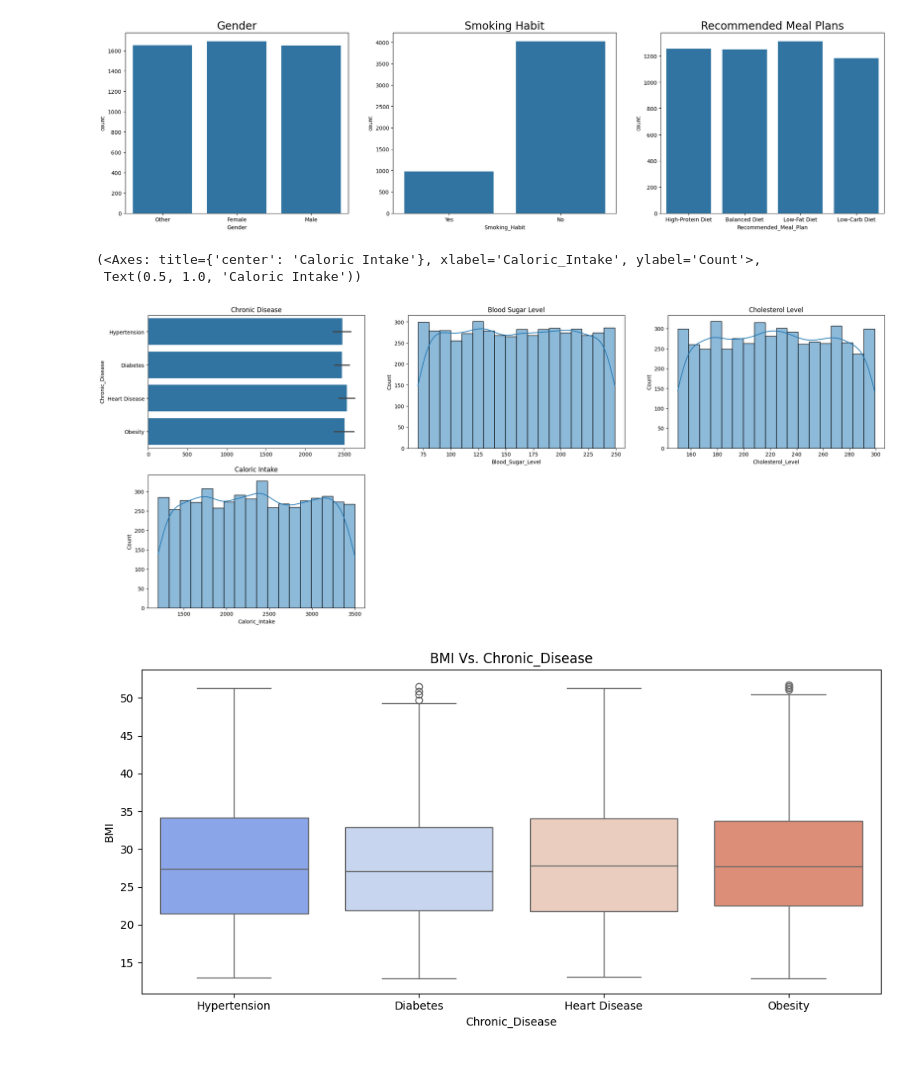
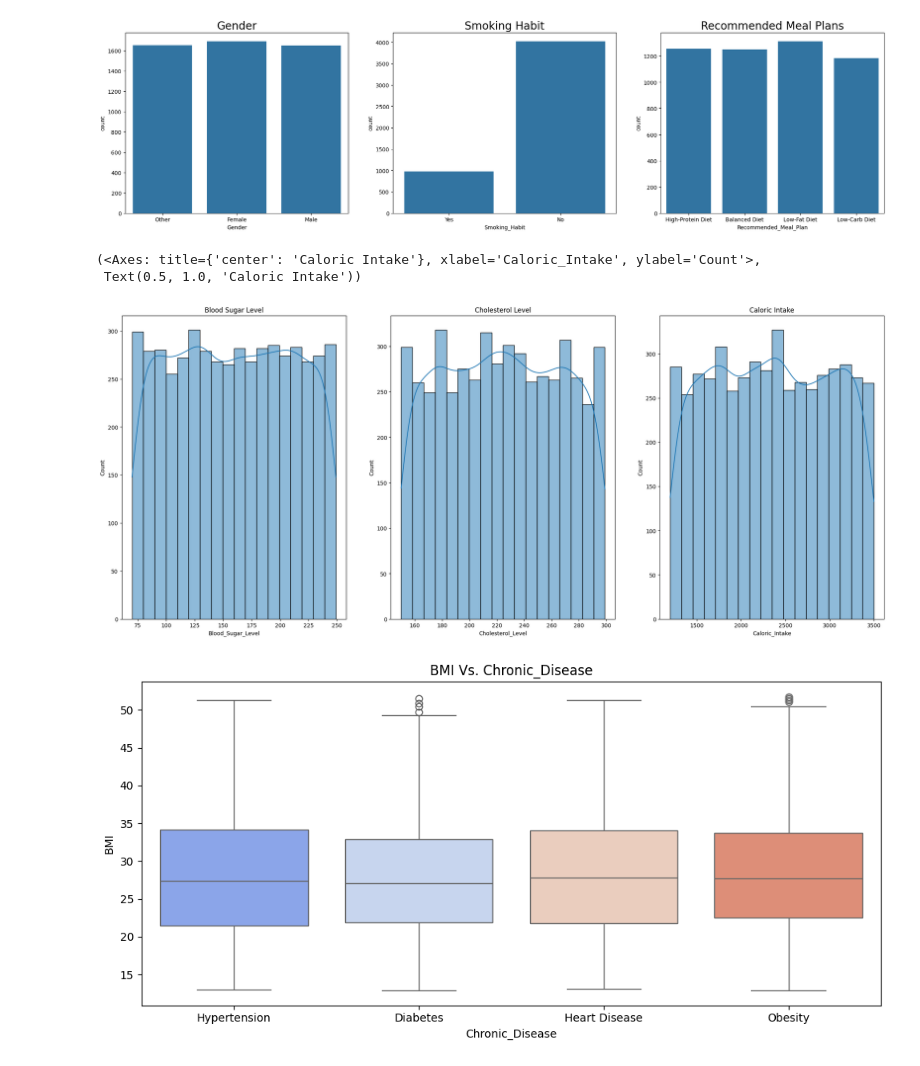
Before and after one commit to Joy-Kijaro/Personalized_Medical_Diet, a Jupyter notebook: Personalized_Medical_Diet.ipynb, the cells around one changed output. Drawn from its saved outputs; the diff is of its cells as text; code cells hidden in the pictures.

```diff
--- a/Personalized_Medical_Diet.ipynb
+++ b/Personalized_Medical_Diet.ipynb
@@ -207,21 +205,18 @@ sns.countplot(data=df, x="Recommended_Meal_Plan")
 # %%
 plt.figure(figsize=(25,10))
 
-plt.subplot(2,3,1)
-sns.barplot(df["Chronic_Disease"],), plt.title("Chronic Disease")
-
-plt.subplot(2,3,2)
+plt.subplot(1,3,1)
 sns.histplot(df["Blood_Sugar_Level"], kde=True),plt.title("Blood Sugar Level")
 
-plt.subplot(2,3,3)
+plt.subplot(1,3,2)
 sns.histplot(df["Cholesterol_Level"], kde=True), plt.title("Cholesterol Level")
 
-plt.subplot(2,3,4)
+plt.subplot(1,3,3)
 sns.histplot(df["Caloric_Intake"], kde=True), plt.title("Caloric Intake")
 # %% [output]
 (<Axes: title={'center': 'Caloric Intake'}, xlabel='Caloric_Intake', ylabel='Count'>,
  Text(0.5, 1.0, 'Caloric Intake'))
-[figure, old version]
+[figure, new version]
 # %%
 plt.figure(figsize=(10, 5))
 sns.boxplot(
```
Also changed, not shown: parts of 4 cells of this notebook.
